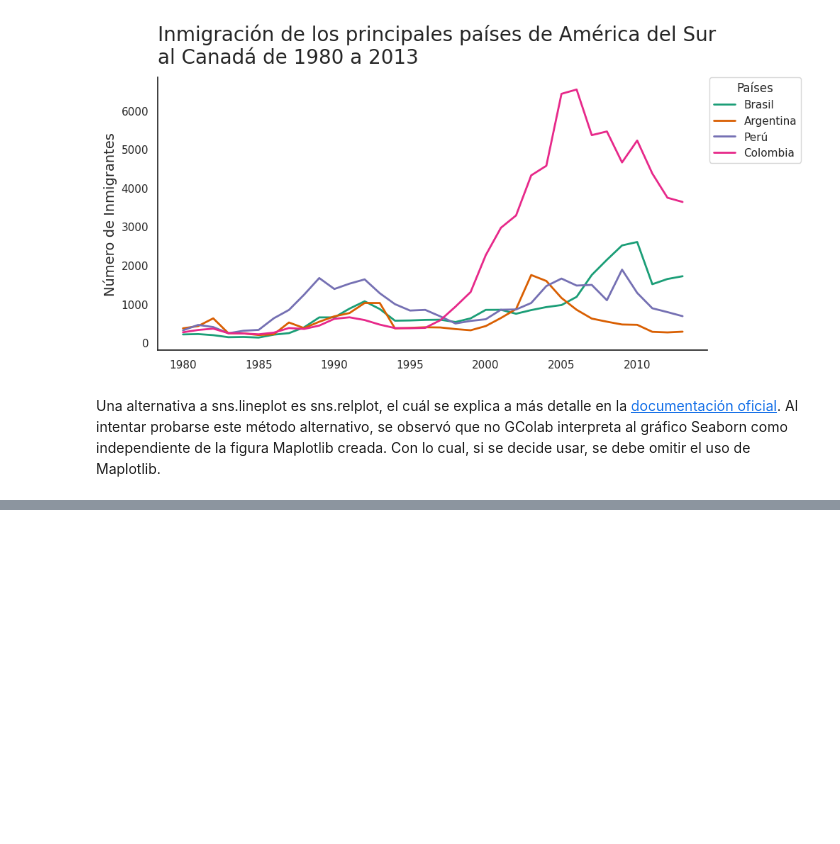
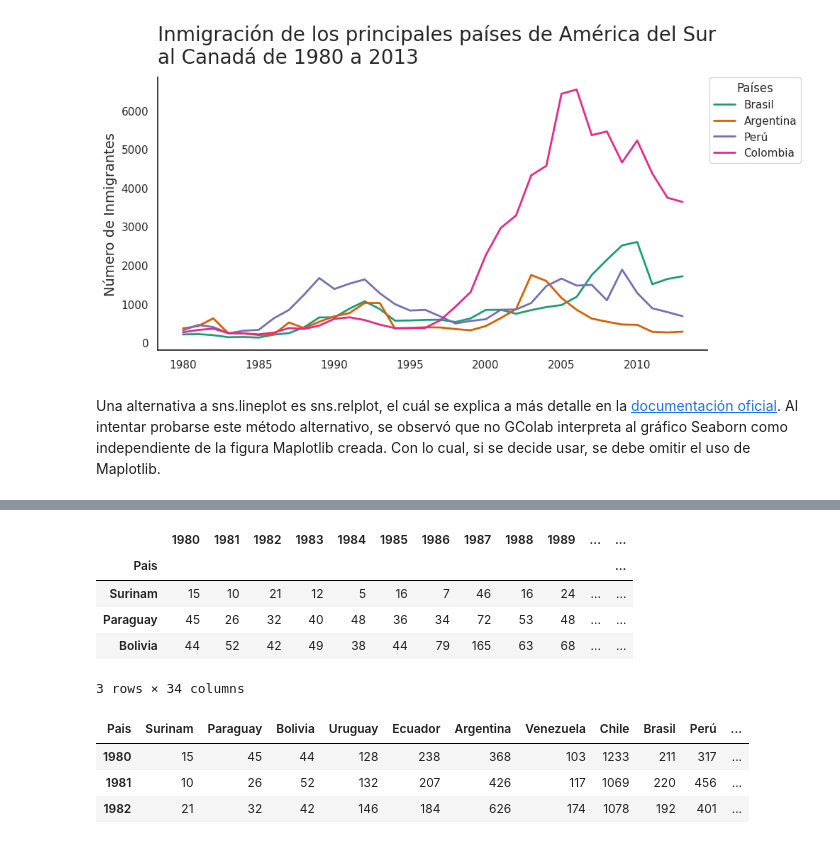
Before and after one commit to JLuceroVasquez/visualizacion-de-datos-con-bibliotecas-de-python, a Jupyter notebook: visualizacion_de_datos_con_python.ipynb, the cells around one changed output, grey strips where cells are left out. Saved outputs shown, nothing was run; the diff lists cells and outputs as text; code cells hidden in the pictures; blank space fills up the shorter version.

```diff
--- a/visualizacion_de_datos_con_python.ipynb
+++ b/visualizacion_de_datos_con_python.ipynb
@@ -967,0 +1014,20 @@ Una alternativa a sns.lineplot es sns.relplot, el cuál se explica a más detall
+# %%
+#Se elimminan las columnas que 'Continente', 'Region' y 'Total'.
+df_inmigracionsudamerica = df_inmigracionsudamerica.drop(labels=['Continente', 'Region', 'Total'], axis=1)
+df_inmigracionsudamerica.head(3)
+# %% [output]
+|  | 1980 | 1981 | 1982 | 1983 | 1984 | 1985 | 1986 | 1987 | 1988 | 1989 | ... | ... |
+| Pais |  |  |  |  |  |  |  |  |  |  |  | ... |
+| Surinam | 15 | 10 | 21 | 12 | 5 | 16 | 7 | 46 | 16 | 24 | ... | ... |
+| Paraguay | 45 | 26 | 32 | 40 | 48 | 36 | 34 | 72 | 53 | 48 | ... | ... |
+| Bolivia | 44 | 52 | 42 | 49 | 38 | 44 | 79 | 165 | 63 | 68 | ... | ... |
+3 rows × 34 columns
+# %%
+#Se transpone el dataframe, siendo cada país una columna.
+df_inmigracionsudamerica = df_inmigracionsudamerica.T
+df_inmigracionsudamerica.head(3)
+# %% [output]
+| Pais | Surinam | Paraguay | Bolivia | Uruguay | Ecuador | Argentina | Venezuela | Chile | Brasil | Perú | ... |
+| 1980 | 15 | 45 | 44 | 128 | 238 | 368 | 103 | 1233 | 211 | 317 | ... |
+| 1981 | 10 | 26 | 52 | 132 | 207 | 426 | 117 | 1069 | 220 | 456 | ... |
+| 1982 | 21 | 32 | 42 | 146 | 184 | 626 | 174 | 1078 | 192 | 401 | ... |
```
Also changed, not shown: parts of 12 cells of this notebook.
